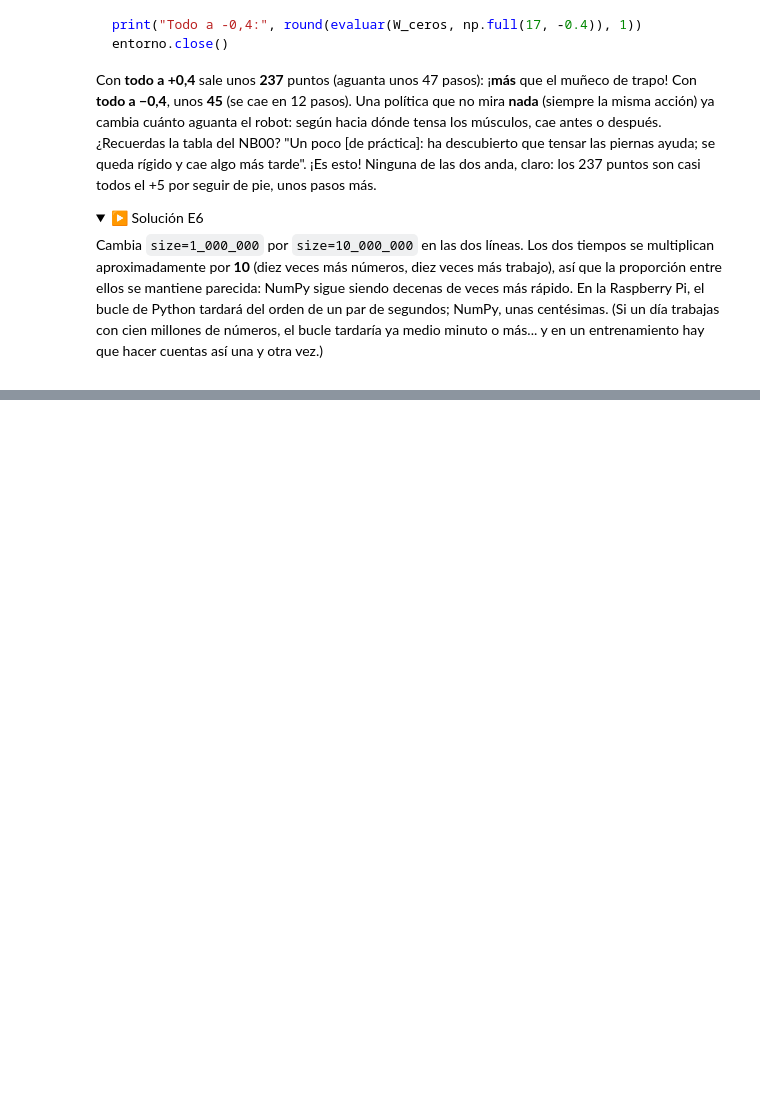
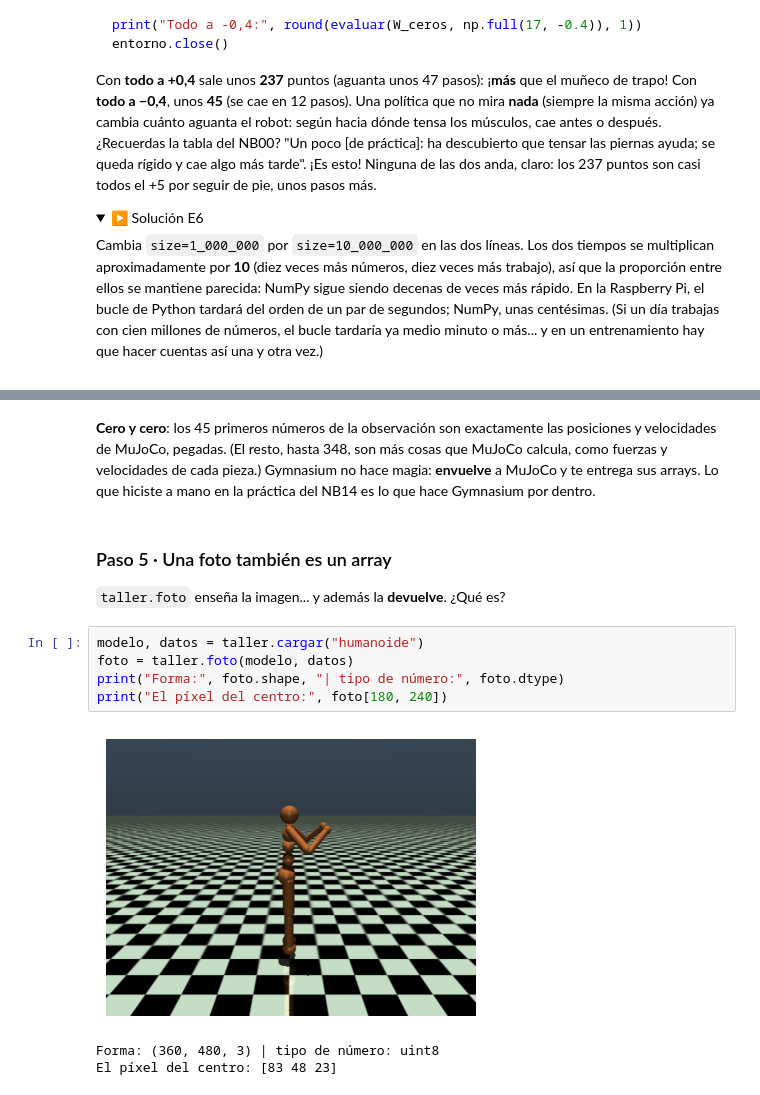
Before and after one commit to Greg2828/robotica, a Jupyter notebook: notebooks/NB15_numpy.ipynb, the cells around one changed output, grey strips where cells are left out. Saved outputs shown, nothing was run; the diff lists cells and outputs as text; folded sections open; blank space fills up the shorter version.

```diff
--- a/notebooks/NB15_numpy.ipynb
+++ b/notebooks/NB15_numpy.ipynb
@@ -651,0 +783,17 @@ cien millones de números, el bucle tardaría ya medio minuto o más... y en un
+# %% [markdown]
+**Cero y cero**: los 45 primeros números de la observación son exactamente las posiciones y velocidades de MuJoCo, pegadas. (El
+resto, hasta 348, son más cosas que MuJoCo calcula, como fuerzas y velocidades de cada pieza.) Gymnasium no hace magia: **envuelve**
+a MuJoCo y te entrega sus arrays. Lo que hiciste a mano en la práctica del NB14 es lo que hace Gymnasium por dentro.
+# %% [markdown]
+### Paso 5 · Una foto también es un array
+
+`taller.foto` enseña la imagen... y además la **devuelve**. ¿Qué es?
+# %%
+modelo, datos = taller.cargar("humanoide")
+foto = taller.foto(modelo, datos)
+print("Forma:", foto.shape, "| tipo de número:", foto.dtype)
+print("El píxel del centro:", foto[180, 240])
+# %% [output]
+[figure, added]
+Forma: (360, 480, 3) | tipo de número: uint8
+El píxel del centro: [83 48 23]
```
Also changed, not shown: parts of 24 cells of this notebook, 13 other files.
